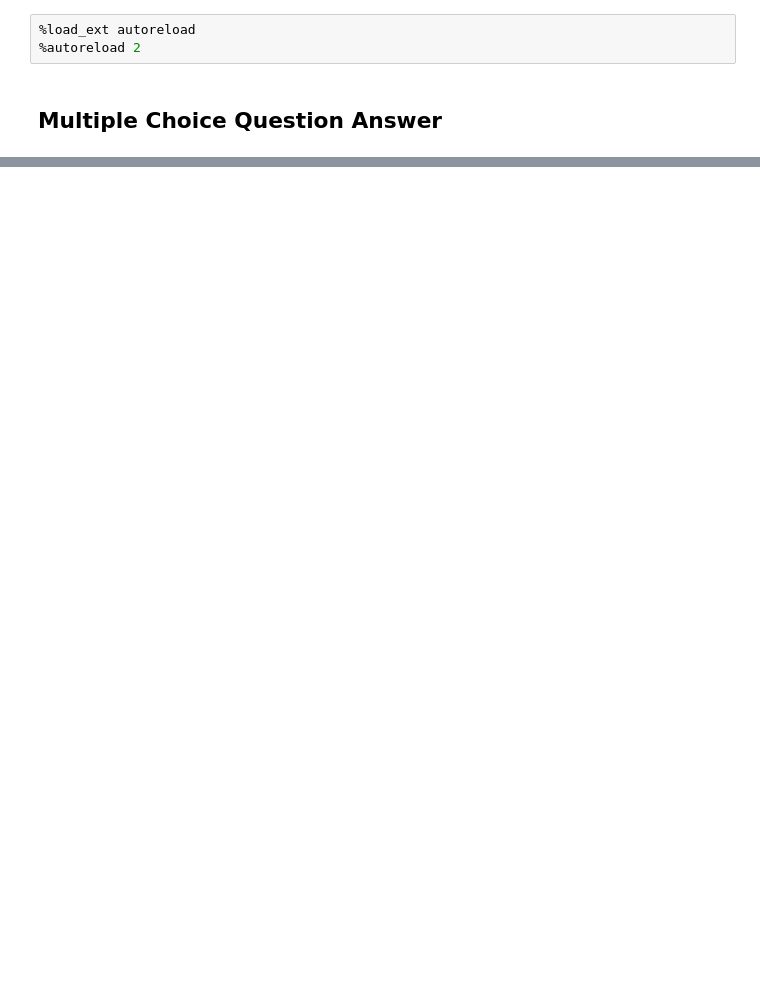
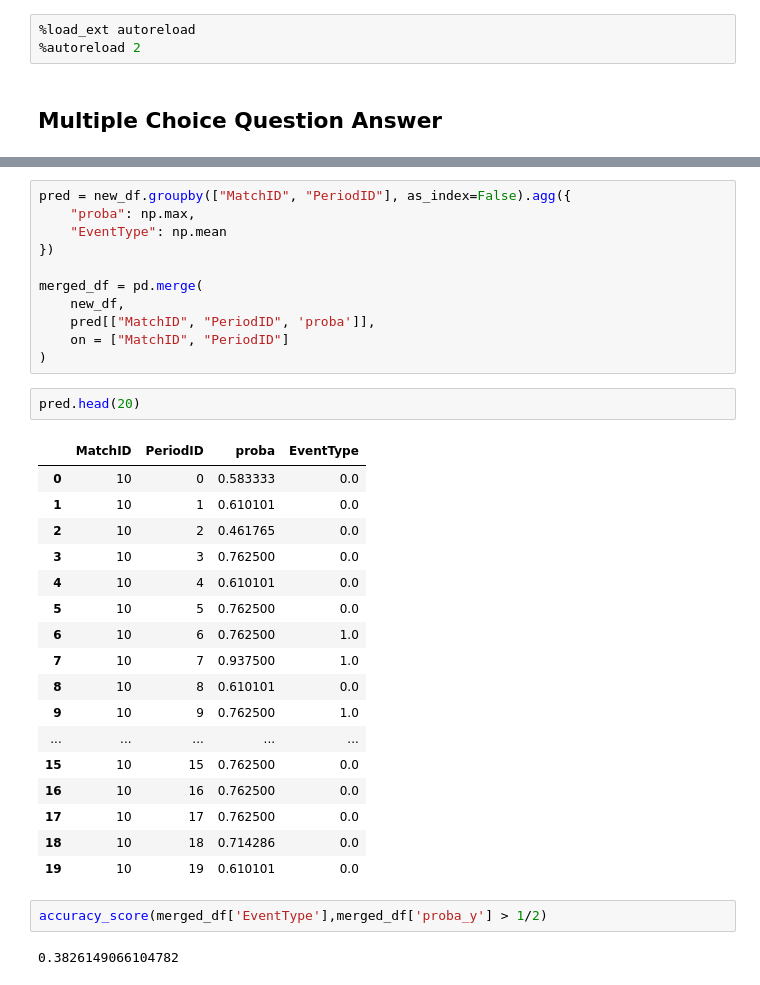
Before and after one commit to peulsilva/sub-event-detection, a Jupyter notebook: notebooks/08-mcqa.ipynb, the cells around one changed output, grey strips where cells are left out. Drawn from its saved outputs; the diff is of its cells as text; blank space fills up the shorter version.

```diff
--- a/notebooks/08-mcqa.ipynb
+++ b/notebooks/08-mcqa.ipynb
@@ -190,0 +207,35 @@ Name: count, dtype: int64
+# %%
+pred = new_df.groupby(["MatchID", "PeriodID"], as_index=False).agg({
+    "proba": np.max,
+    "EventType": np.mean
+})
+
+merged_df = pd.merge(
+    new_df,
+    pred[["MatchID", "PeriodID", 'proba']],
+    on = ["MatchID", "PeriodID"]
+)
+# %%
+pred.head(20)
+# %% [output]
+|  | MatchID | PeriodID | proba | EventType |
+| 0 | 10 | 0 | 0.583333 | 0.0 |
+| 1 | 10 | 1 | 0.610101 | 0.0 |
+| 2 | 10 | 2 | 0.461765 | 0.0 |
+| 3 | 10 | 3 | 0.762500 | 0.0 |
+| 4 | 10 | 4 | 0.610101 | 0.0 |
+| 5 | 10 | 5 | 0.762500 | 0.0 |
+| 6 | 10 | 6 | 0.762500 | 1.0 |
+| 7 | 10 | 7 | 0.937500 | 1.0 |
+| 8 | 10 | 8 | 0.610101 | 0.0 |
+| 9 | 10 | 9 | 0.762500 | 1.0 |
+| ... | ... | ... | ... | ... |
+| 15 | 10 | 15 | 0.762500 | 0.0 |
+| 16 | 10 | 16 | 0.762500 | 0.0 |
+| 17 | 10 | 17 | 0.762500 | 0.0 |
+| 18 | 10 | 18 | 0.714286 | 0.0 |
+| 19 | 10 | 19 | 0.610101 | 0.0 |
+# %%
+accuracy_score(merged_df['EventType'],merged_df['proba_y'] > 1/2)
+# %% [output]
+0.3826149066104782
```
Also changed, not shown: parts of 36 cells of this notebook, 22 other files.
